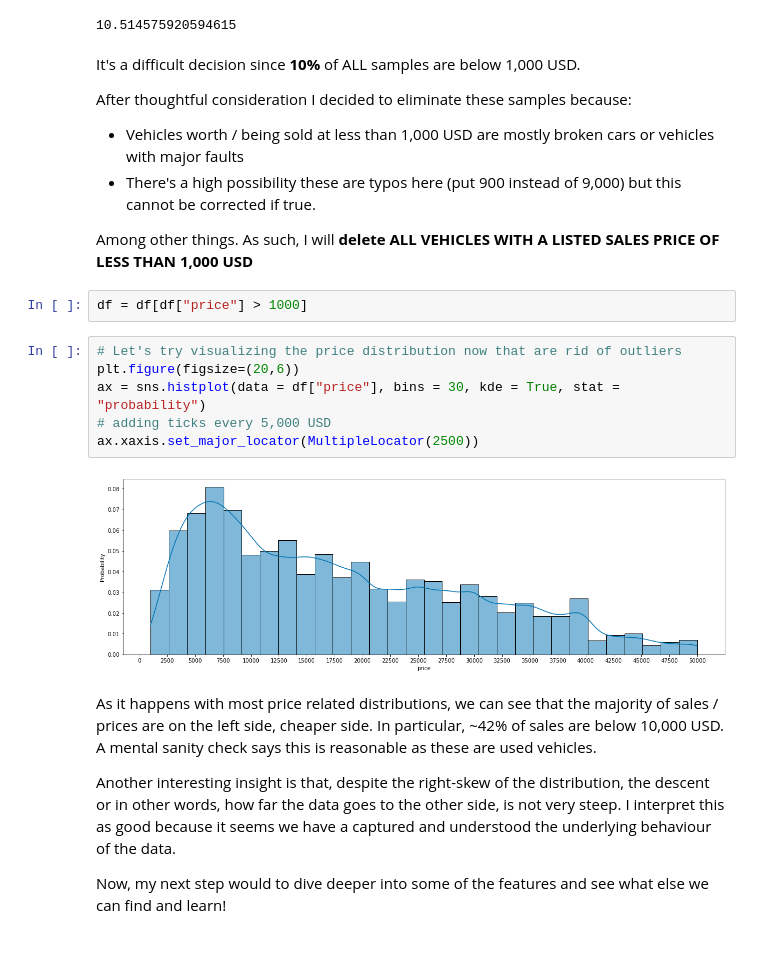
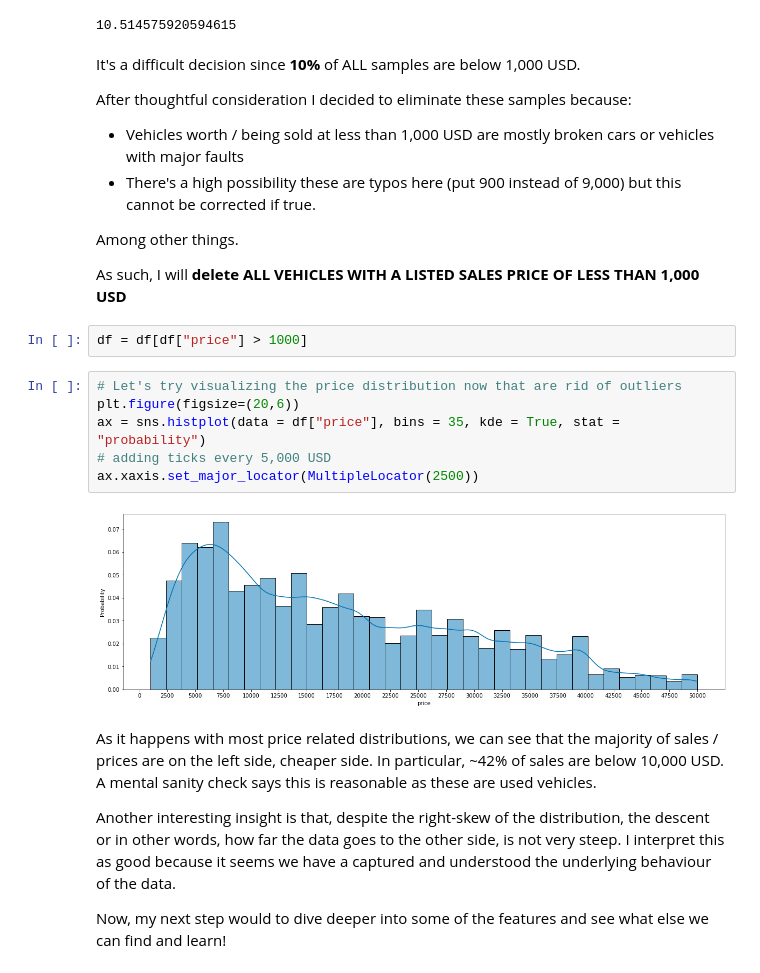
Before and after one commit to alexkingsing/used_cars, a Jupyter notebook: Used_cars_Dev.ipynb, the cells around one changed output. Saved outputs shown, nothing was run; the diff lists cells and outputs as text.

```diff
--- a/Used_cars_Dev.ipynb
+++ b/Used_cars_Dev.ipynb
@@ -517,17 +523,19 @@ After thoughtful consideration I decided to eliminate these samples because:
 * Vehicles worth / being sold at less than 1,000 USD are mostly broken cars or vehicles with major faults
 * There's a high possibility these are typos here (put 900 instead of 9,000) but this cannot be corrected if true.
 
-Among other things. As such, I will **delete ALL VEHICLES WITH A LISTED SALES PRICE OF LESS THAN 1,000 USD**
+Among other things.
+
+As such, I will **delete ALL VEHICLES WITH A LISTED SALES PRICE OF LESS THAN 1,000 USD**
 # %%
 df = df[df["price"] > 1000]
 # %%
 # Let's try visualizing the price distribution now that are rid of outliers
 plt.figure(figsize=(20,6))
-ax = sns.histplot(data = df["price"], bins = 30, kde = True, stat = "probability")
+ax = sns.histplot(data = df["price"], bins = 35, kde = True, stat = "probability")
 # adding ticks every 5,000 USD
 ax.xaxis.set_major_locator(MultipleLocator(2500))
 # %% [output]
-[figure, old version]
+[figure, new version]
 # %% [markdown]
 As it happens with most price related distributions, we can see that the majority of sales / prices are on the left side, cheaper side. In particular, ~42% of sales are below 10,000 USD. A  mental sanity check says this is reasonable as these are used vehicles.
 
```
Also changed, not shown: parts of 24 cells of this notebook.
